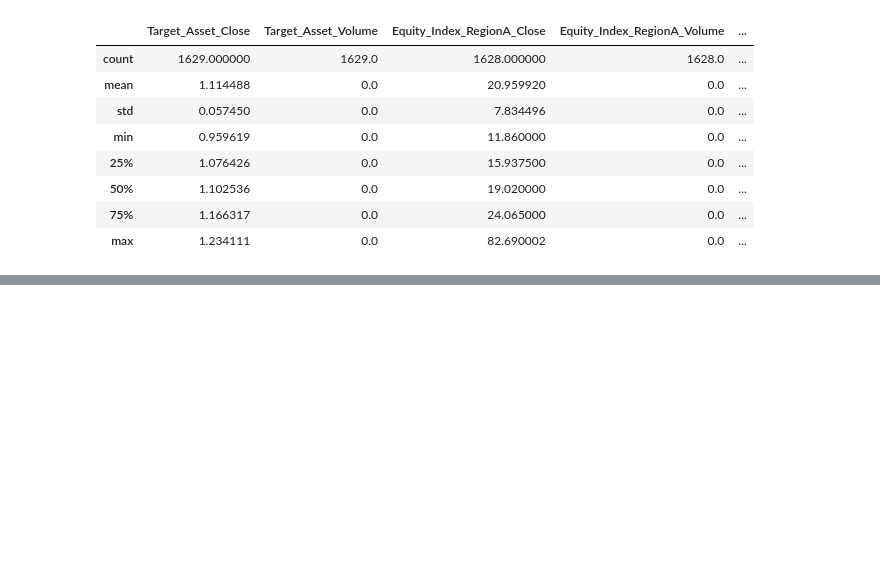
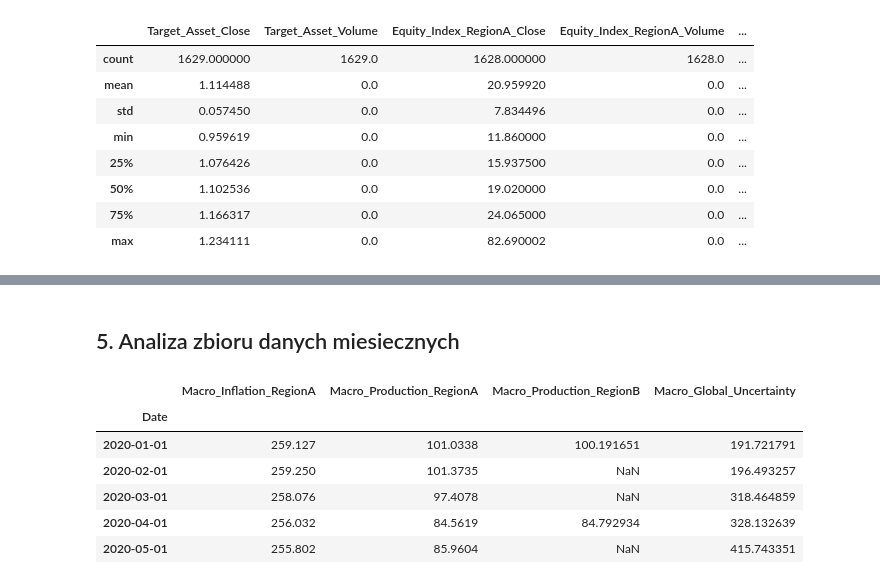
Before and after one commit to kacperskora/BICC_2026, a Jupyter notebook: notebooks/01_data_processing.ipynb, the cells around one changed output, grey strips where cells are left out. Cells and saved outputs as stored; diff of their text form; code cells hidden in the pictures; blank space fills up the shorter version.

```diff
--- a/notebooks/01_data_processing.ipynb
+++ b/notebooks/01_data_processing.ipynb
@@ -172,0 +332,13 @@ data_daily = data_daily.ffill()
+# %% [markdown]
+## 5. Analiza zbioru danych miesiecznych ##
+# %%
+monthly_data = data_monthly.copy()
+monthly_data.head()
+# %% [output]
+|  | Macro_Inflation_RegionA | Macro_Production_RegionA | Macro_Production_RegionB | Macro_Global_Uncertainty |
+| Date |  |  |  |  |
+| 2020-01-01 | 259.127 | 101.0338 | 100.191651 | 191.721791 |
+| 2020-02-01 | 259.250 | 101.3735 | NaN | 196.493257 |
+| 2020-03-01 | 258.076 | 97.4078 | NaN | 318.464859 |
+| 2020-04-01 | 256.032 | 84.5619 | 84.792934 | 328.132639 |
+| 2020-05-01 | 255.802 | 85.9604 | NaN | 415.743351 |
```
Also changed, not shown: parts of 35 cells of this notebook.
